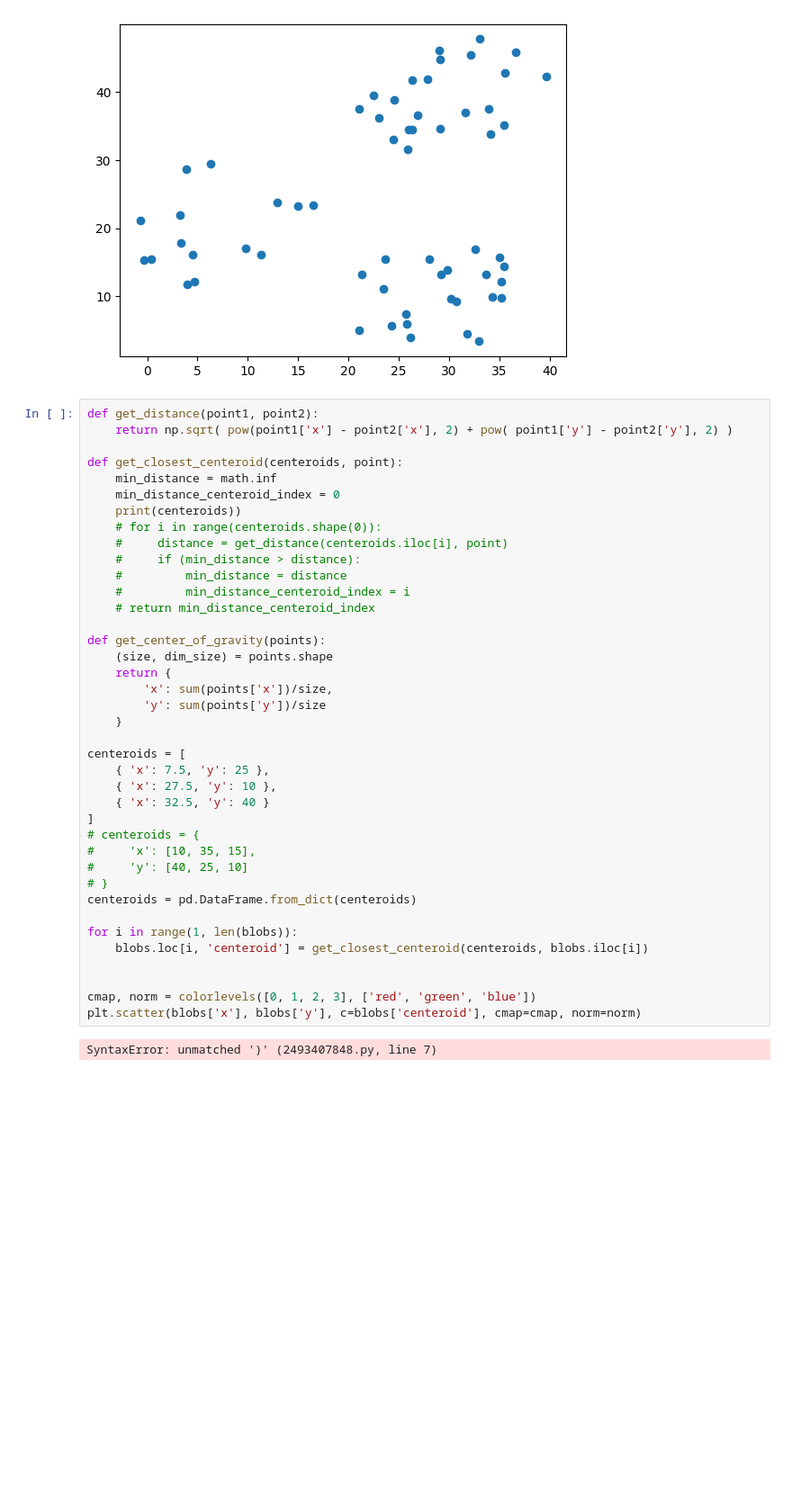
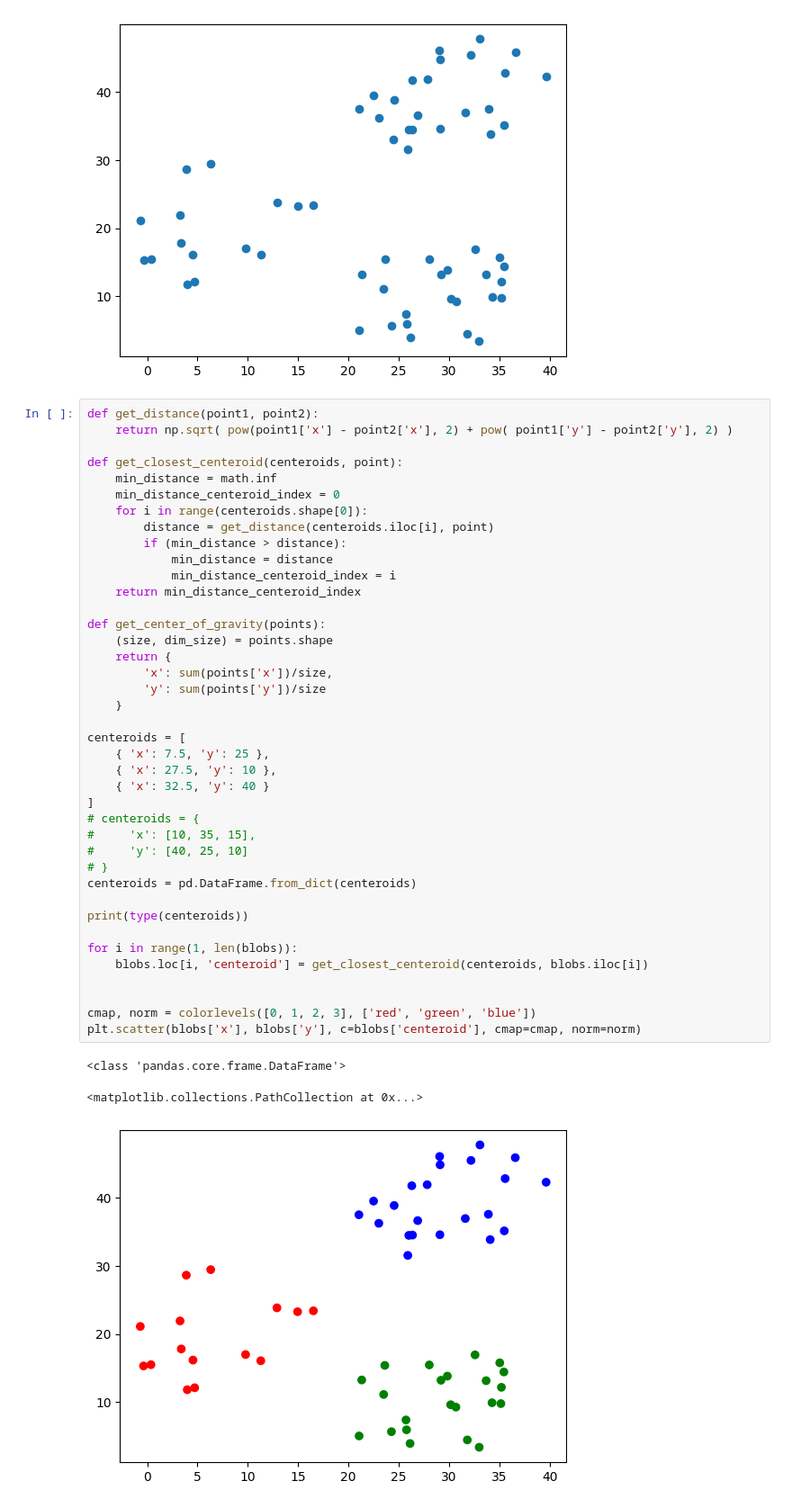
Before and after one commit to zetcco/Simple-K-Means, a Jupyter notebook: kmeans.ipynb, the cells around one changed output. Shown at 90% size. Drawn from its saved outputs; the diff is of its cells as text; blank space fills up the shorter version.

```diff
--- a/kmeans.ipynb
+++ b/kmeans.ipynb
@@ -16,41 +16,44 @@ def get_distance(point1, point2):
 
 def get_closest_centeroid(centeroids, point):
     min_distance = math.inf
     min_distance_centeroid_index = 0
-    print(centeroids))
-    # for i in range(centeroids.shape(0)):
-    #     distance = get_distance(centeroids.iloc[i], point)
-    #     if (min_distance > distance):
-    #         min_distance = distance
-    #         min_distance_centeroid_index = i
-    # return min_distance_centeroid_index
+    for i in range(centeroids.shape[0]):
+        distance = get_distance(centeroids.iloc[i], point)
+        if (min_distance > distance):
+            min_distance = distance
+            min_distance_centeroid_index = i
+    return min_distance_centeroid_index
 
 def get_center_of_gravity(points):
     (size, dim_size) = points.shape
     return {
         'x': sum(points['x'])/size,
         'y': sum(points['y'])/size
     }
 
 centeroids = [
     { 'x': 7.5, 'y': 25 },
     { 'x': 27.5, 'y': 10 },
     { 'x': 32.5, 'y': 40 }
 ]
 # centeroids = {
 #     'x': [10, 35, 15],
 #     'y': [40, 25, 10]
 # }
 centeroids = pd.DataFrame.from_dict(centeroids)
 
+print(type(centeroids))
+
 for i in range(1, len(blobs)):
     blobs.loc[i, 'centeroid'] = get_closest_centeroid(centeroids, blobs.iloc[i])
 
 
 cmap, norm = colorlevels([0, 1, 2, 3], ['red', 'green', 'blue'])
 plt.scatter(blobs['x'], blobs['y'], c=blobs['centeroid'], cmap=cmap, norm=norm)
 # %% [output]
-SyntaxError: unmatched ')' (2493407848.py, line 7)
+<class 'pandas.core.frame.DataFrame'>
+<matplotlib.collections.PathCollection at 0x...>
+[figure, added]
 # %%
 print(blobs.loc[blobs['centeroid'] == 0]['x'])
 print(sum(blobs.loc[blobs['centeroid'] == 0]['x']))
```
Also changed, not shown: parts of 1 cell of this notebook.
